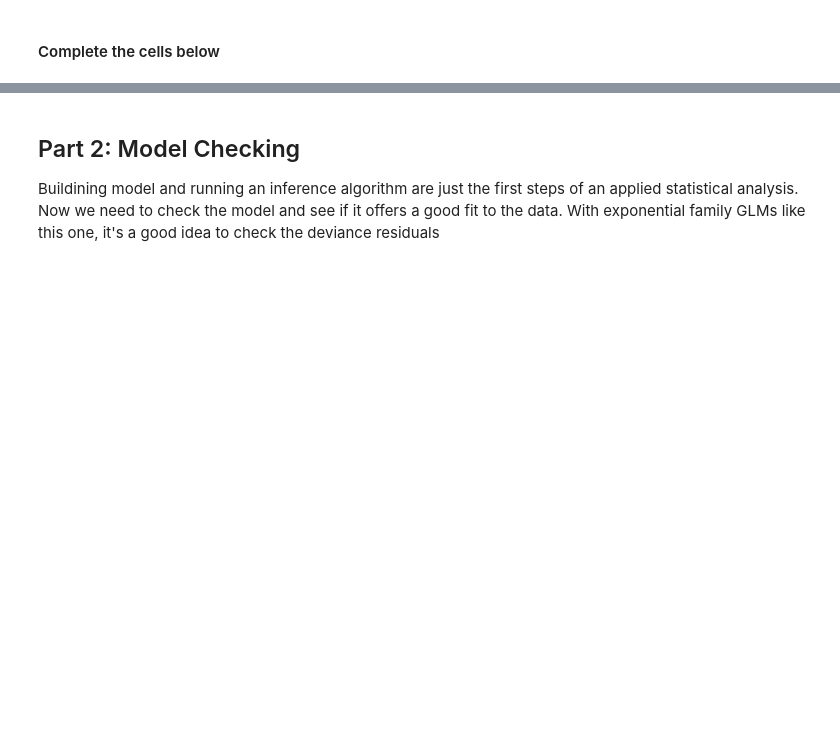
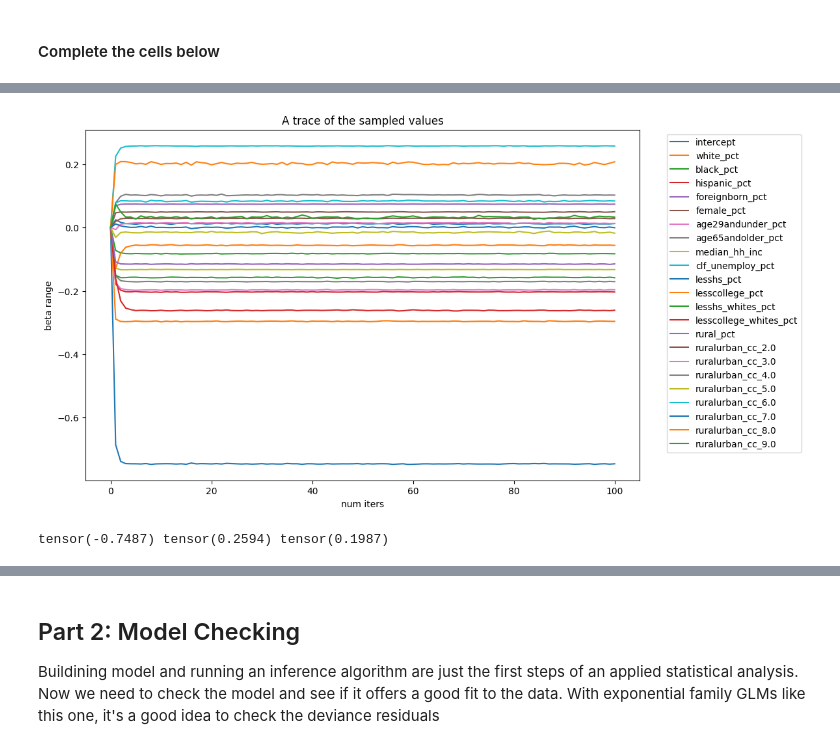
Before and after one commit to Zane-Liao/stats305b, a Jupyter notebook: hw2.ipynb, the cells around one changed output, grey strips where cells are left out. Drawn from its saved outputs; the diff is of its cells as text; code cells hidden in the pictures; blank space fills up the shorter version.

```diff
--- a/hw2.ipynb
+++ b/hw2.ipynb
@@ -701,0 +711,19 @@ glm_samples = glm.gibbs(y, N, X,
+# %%
+# Plot a trace of the samples
+# TODO
+covariate_names = list(covariates.columns)
+plt.figure(figsize=(11, 7))
+plt.plot(glm_samples["betas"], label=covariate_names)
+plt.xlabel("num iters")
+plt.ylabel("beta range")
+plt.title("A trace of the sampled values")
+plt.legend(loc="upper right", bbox_to_anchor=(1.3, 1))
+plt.show()
+# %% [output]
+[figure, added]
+# %%
+import numpy as np
+
+print(torch.min(glm_samples["betas"]), torch.max(glm_samples["betas"]), torch.std(glm_samples["betas"]))
+# %% [output]
+tensor(-0.7487) tensor(0.2594) tensor(0.1987)
```
Also changed, not shown: parts of 12 cells of this notebook.
